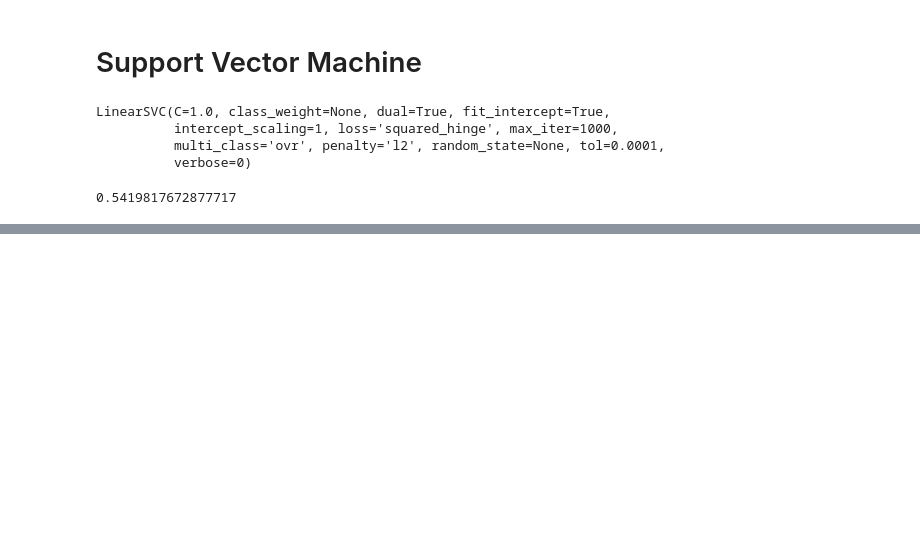
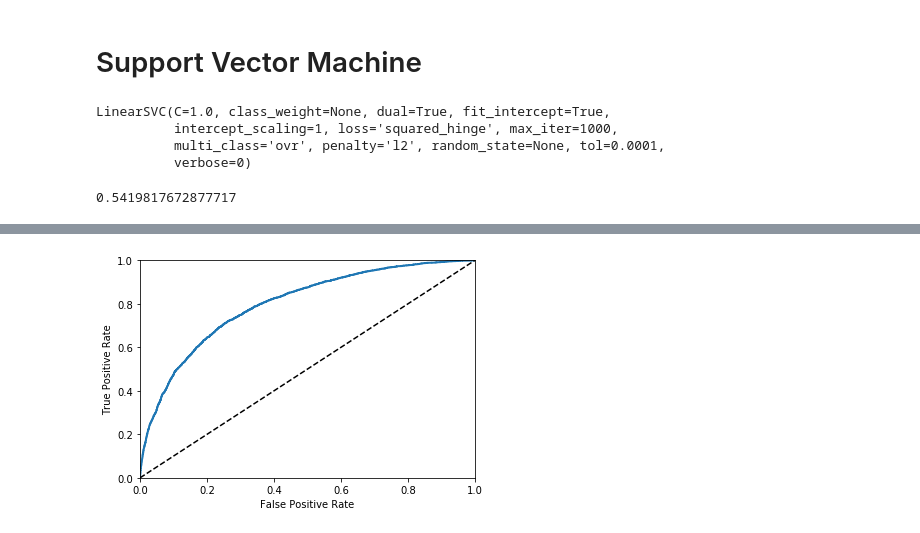
Before and after one commit to gpmurphy7/ML_Tutorials, a Jupyter notebook: SpringLeafCRM/crm_predicting.ipynb, the cells around one changed output, grey strips where cells are left out. Saved outputs shown, nothing was run; the diff lists cells and outputs as text; code cells hidden in the pictures; blank space fills up the shorter version.

```diff
--- a/SpringLeafCRM/crm_predicting.ipynb
+++ b/SpringLeafCRM/crm_predicting.ipynb
@@ -15,6 +15,8 @@ def plot_roc_curve(fpr, tpr, label=None):
     plt.ylabel('True Positive Rate')
 # %%
 train_df = feather.read_dataframe('data/clean_train.feather')
+# %%
+test_df = feather.read_dataframe('data/clean_test.feather')
 # %%
 train_df.head()
 # %% [output]
@@ -52,6 +54,7 @@ VAR_1934 5
 # %%
 for column in train_df.select_dtypes(include = 'object').columns.tolist():
     train_df[column] = train_df[column].replace('-1', 'Unknown')
+    test_df[column] = test_df[column].replace('-1', 'Unknown')
 # %%
 VAR_0200_not_top_10 = train_df.groupby('VAR_0200').count().sort_values('ID', ascending = False).index[10:]
 train_df['VAR_0200'].replace(VAR_0200_not_top_10, 'Other', inplace = True)
@@ -300,0 +302,5 @@ LGB
+# %%
+x_im = encoded_train_df.drop('target', axis = 1)
+y_im = encoded_train_df['target'].values
+
+x_train, x_valid, y_train, y_valid = train_test_split(x_im, y_im, test_size = 0.1, random_state = 3)
@@ -300,0 +348,5 @@ LGB
+# %%
+fpr, tpr, thresholds = roc_curve(y_valid, pred_val_y)
+plot_roc_curve(fpr, tpr);
+# %% [output]
+[figure, added]
```
Also changed, not shown: parts of 17 cells of this notebook.
